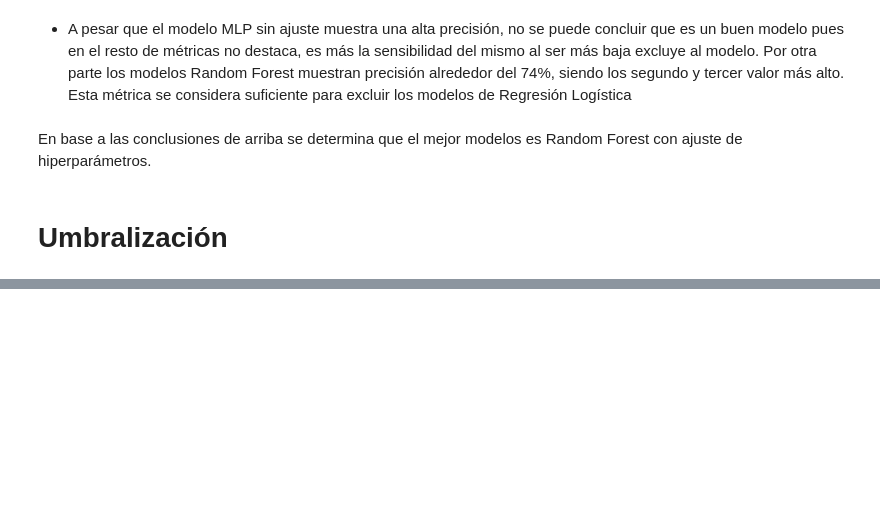
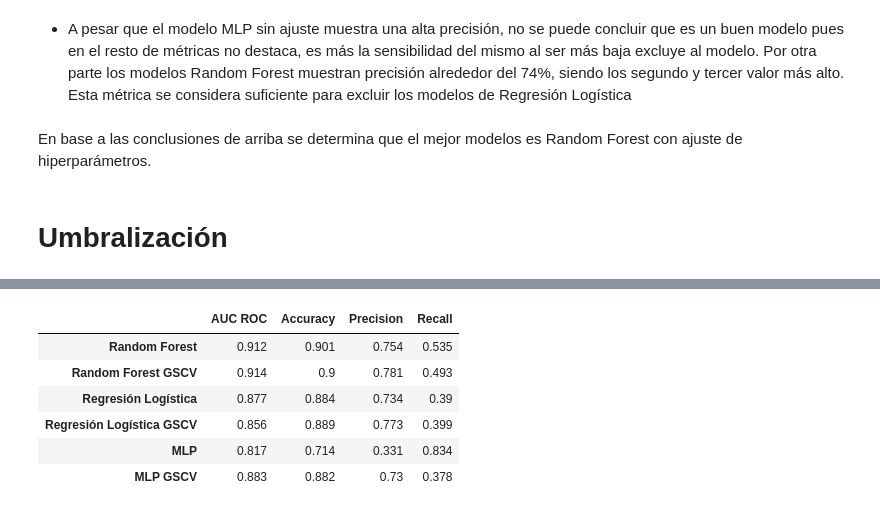
Before and after one commit to AEEM1993/DS_CasoPractico_MOD8, a Jupyter notebook: CASO_PRACTICO.ipynb, the cells around one changed output, grey strips where cells are left out. Saved outputs shown, nothing was run; the diff lists cells and outputs as text; code cells hidden in the pictures; blank space fills up the shorter version.

```diff
--- a/CASO_PRACTICO.ipynb
+++ b/CASO_PRACTICO.ipynb
@@ -1002,0 +1046,10 @@ En base a las conclusiones de arriba se determina que el mejor modelos es Random
+# %%
+df_metricas_t
+# %% [output]
+|  | AUC ROC | Accuracy | Precision | Recall |
+| Random Forest | 0.912 | 0.901 | 0.754 | 0.535 |
+| Random Forest GSCV | 0.914 | 0.9 | 0.781 | 0.493 |
+| Regresión Logística | 0.877 | 0.884 | 0.734 | 0.39 |
+| Regresión Logística GSCV | 0.856 | 0.889 | 0.773 | 0.399 |
+| MLP | 0.817 | 0.714 | 0.331 | 0.834 |
+| MLP GSCV | 0.883 | 0.882 | 0.73 | 0.378 |
```
Also changed, not shown: parts of 10 cells of this notebook.
